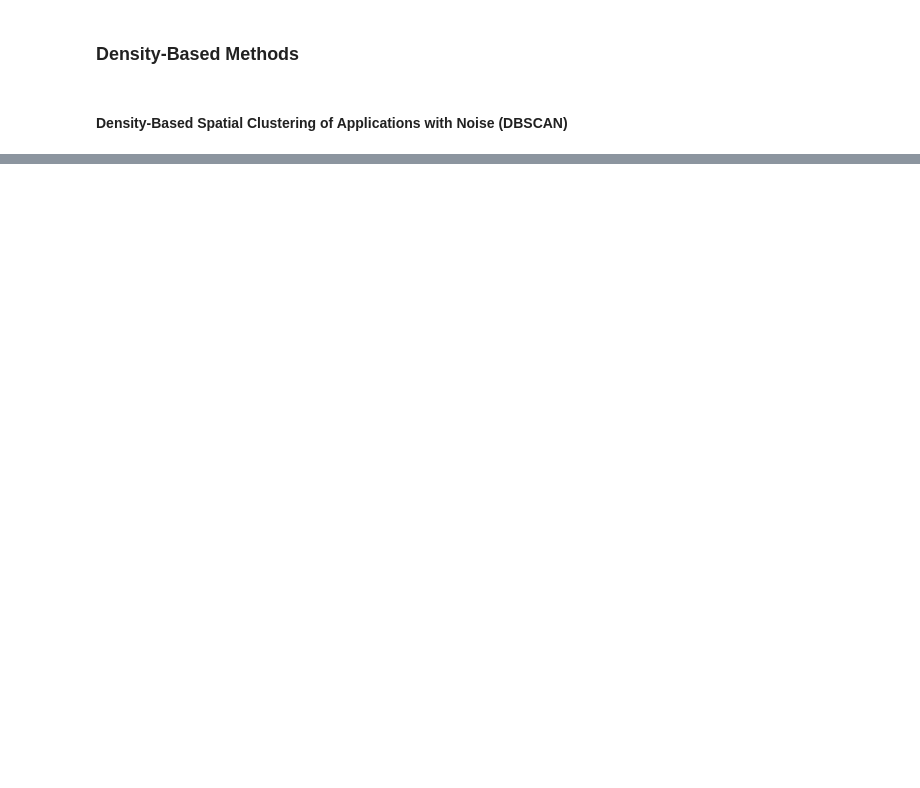
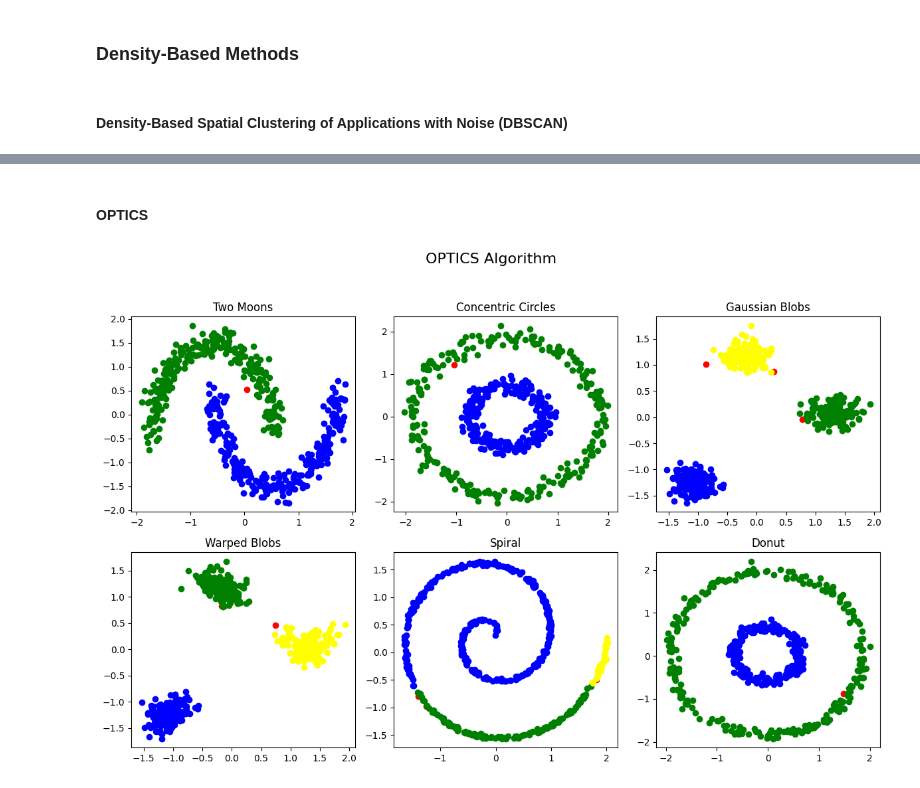
Before and after one commit to modelverseml/ml_clustering, a Jupyter notebook: ml_custering.ipynb, the cells around one changed output, grey strips where cells are left out. Saved outputs shown, nothing was run; the diff lists cells and outputs as text; code cells hidden in the pictures; blank space fills up the shorter version.

```diff
--- a/ml_custering.ipynb
+++ b/ml_custering.ipynb
@@ -240,0 +240,32 @@ plt.show()
+# %% [markdown]
+#### OPTICS
+# %%
+import optics
+
+# reload the whole module
+importlib.reload(optics)
+from optics import OPTICS
+
+
+fig, axes = plt.subplots(2,3 ,figsize = (12,8))
+
+## The epsilon values below were determined empirically (trial and error) for the given dataset shapes
+epsilons = [5,5,5,5,5,5]
+cluster_epsilons = [0.35,0.5,0.3,0.4,0.2,0.6]
+
+for index, ax in enumerate(axes.ravel()):
+    title,dataset = datasets[index]
+    epsilon = epsilons[index]
+    cluster_epsilon = cluster_epsilons[index]
+
+    optics_algo = OPTICS(data = dataset[['x1','x2']],epsilon = epsilon,MinPts = 10,cluster_epsilon = cluster_epsilon)
+
+    optics_clusters = optics_algo.order_data()
+
+    plotting(ax,title,dataset,optics_clusters)
+
+fig.suptitle("OPTICS Algorithm", fontsize=16)
+plt.tight_layout(rect=[0, 0, 1, 0.95])
+plt.show()
+# %% [output]
+[figure, added]
```
Also changed, not shown: parts of 7 cells of this notebook, 1 other file.
